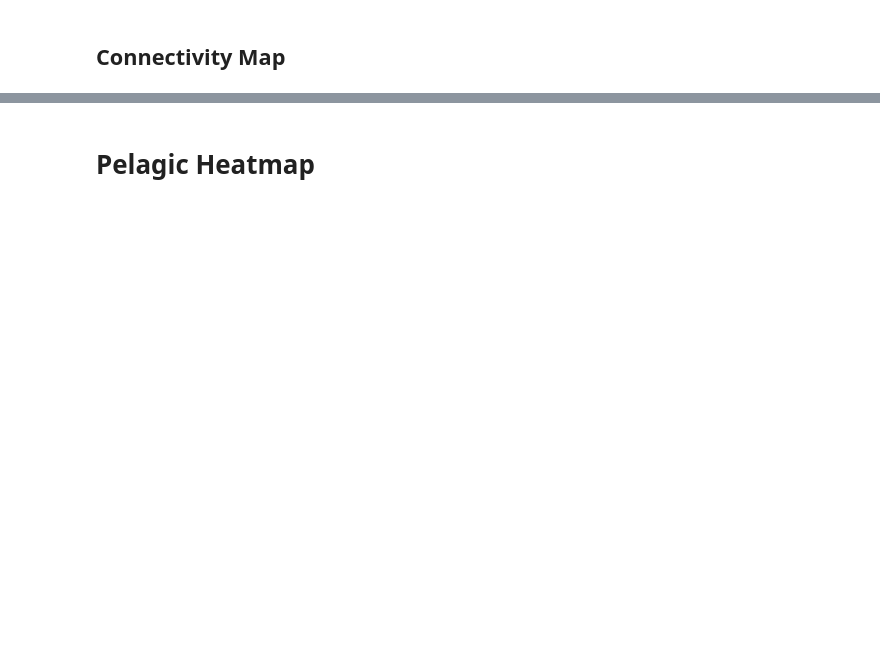
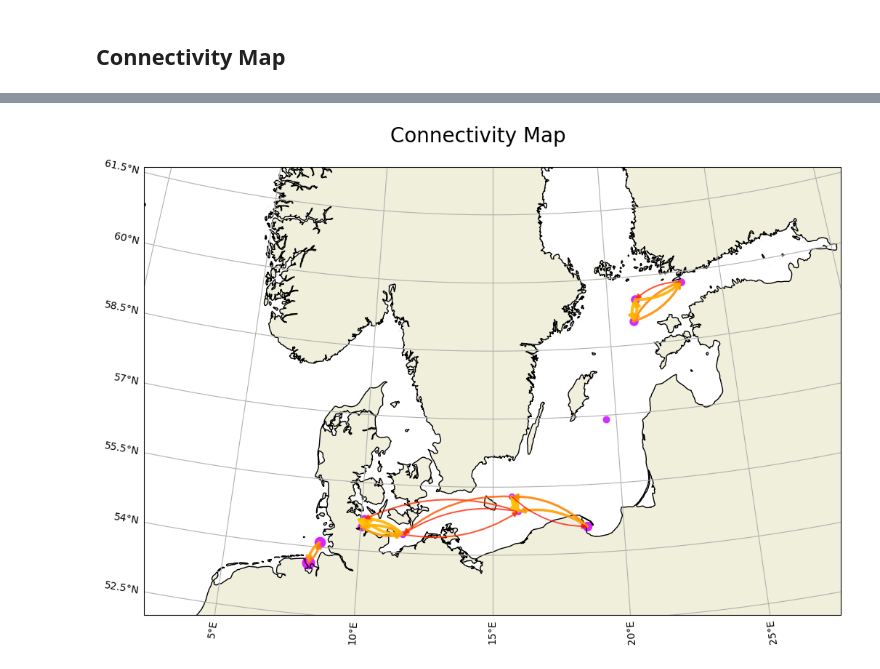
Before and after one commit to geomar-od-lagrange/2025_copepods, a Jupyter notebook: notebooks/SiteComparisonVoronoi.ipynb, the cells around one changed output, grey strips where cells are left out. Drawn from its saved outputs; the diff is of its cells as text; code cells hidden in the pictures; blank space fills up the shorter version.

```diff
--- a/notebooks/SiteComparisonVoronoi.ipynb
+++ b/notebooks/SiteComparisonVoronoi.ipynb
@@ -638,2 +269,0 @@ plt.show()
-# %% [markdown]
-# Pelagic Heatmap
@@ -642,0 +270,58 @@ pelagic_hist_total = pelagic_hist["1-2-0"].sum(dim=["age", "start_day","time","s
+# %%
+no_digital = True
+show_polygons = False
+def getXY(pt):
+    return (pt.x.values[0], pt.y.values[0])
+voronoi_polys = gdf_voronoi_polygons.copy().to_crs(map_projection)
+matrix = df_cmatrix_normalized.copy()
+matrix = matrix.mask(matrix == 0)
+sample_points = gdf_sample_points.copy().sort_values(by="order").to_crs(map_projection)
+
+min_connection, max_connection = matrix.min(axis=None), matrix.max(axis=None)
+lognorm = LogNorm(vmin=min_connection, vmax=max_connection)
+
+cmap_arrows = mpl.colormaps.get_cmap("autumn")
+cmap_self = mpl.colormaps.get_cmap("cool")
+
+matrix = drop_digital(matrix, no_digital)
+if no_digital:
+        voronoi_polys = voronoi_polys[voronoi_polys['SampleKind'] != 'digital']
+        sample_points = sample_points[sample_points["SampleKind"] != "digital"]
+
+fig = plt.figure(figsize=mapsize)
+fig.suptitle("Connectivity Map", size=suptitle_size, y=0.95)
+ax_map = fig.add_subplot(projection=map_projection)
+basemap(ax_map)
+if show_polygons:
+        voronoi_polys.plot(ax=ax_map, alpha=0.2, column="PolygonID", cmap="rainbow")
+        voronoi_polys.boundary.plot(ax=ax_map, color="k", )
+
+for (incomming, outgoing) in product(matrix, repeat=2):
+        n_connections = matrix[outgoing][incomming]
+        if np.isnan(n_connections):
+                continue # don't draw if there are noe connections
+
+        geom_outgoing = sample_points[sample_points.SampleID == outgoing].geometry
+        con_size = (n_connections/max_connection)
+        if outgoing == incomming:
+                color_self = cmap_self(lognorm(n_connections))
+                geom_outgoing.plot(ax=ax_map, color=color_self, markersize=con_size*1000,)
+                continue
+
+        con_alpha = (n_connections/max_connection)**(1/60)
+        con_lw = (n_connections/max_connection)**(1/15)
+        color_arrow = cmap_arrows(lognorm(n_connections))
+
+        xy_outgoing = getXY(geom_outgoing)
+        geom_incomming = sample_points[sample_points.SampleID == incomming].geometry
+        xy_incomming = getXY(geom_incomming)
+        con = ConnectionPatch(
+                xyA=xy_outgoing, xyB=xy_incomming, coordsA=ax_map.transData,
+                color=color_arrow, lw=con_lw*4, alpha=con_alpha,
+        )
+        con.set_arrowstyle("-|>,head_length=0.4,widthB=1")
+        con.set_connectionstyle("Arc3,rad=0.2")
+        fig.add_artist(con)
+plt.show()
+# %% [output]
+[figure, added]
```
Also changed, not shown: parts of 18 cells of this notebook.
